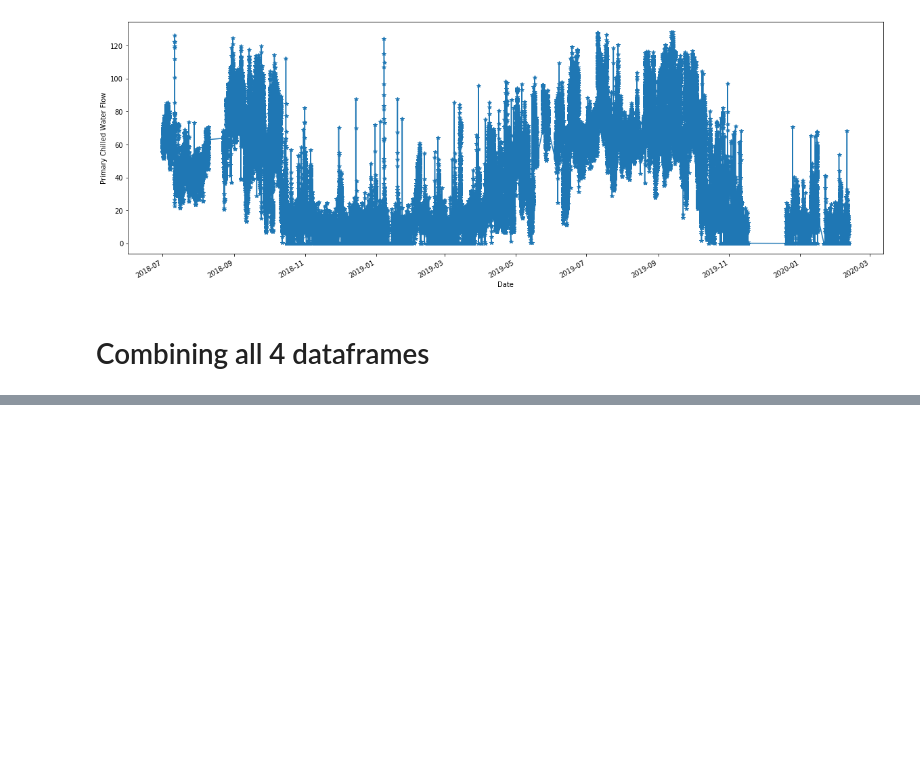
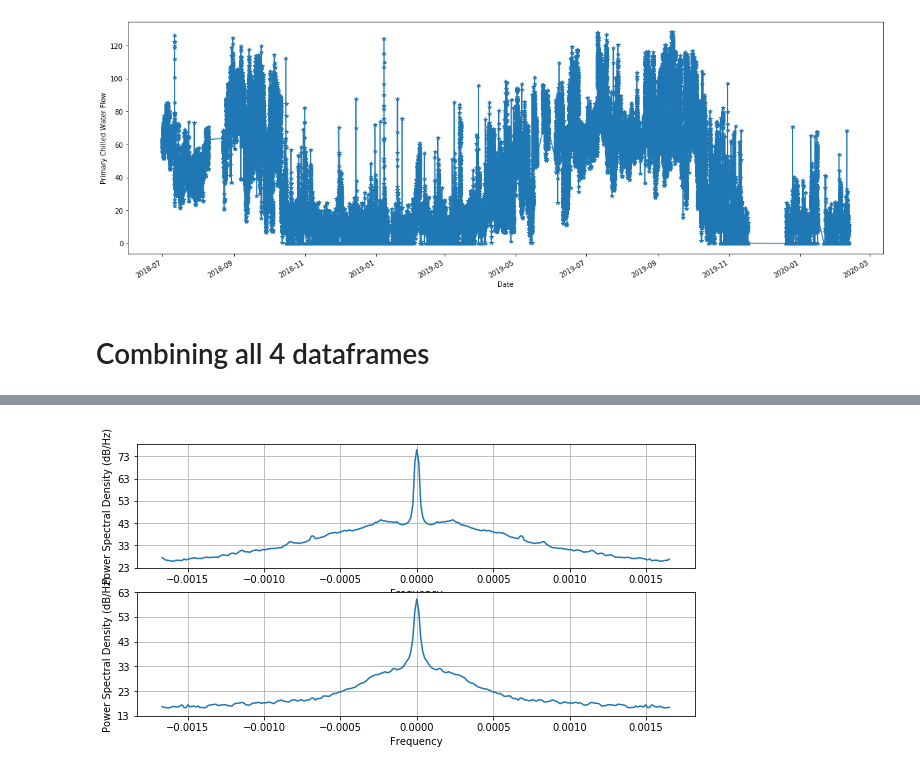
Before and after one commit to AvisekNaug/CDC2020, a Jupyter notebook: notebooks/Raw Data Processing.ipynb, the cells around one changed output, grey strips where cells are left out. Saved outputs shown, nothing was run; the diff lists cells and outputs as text; code cells hidden in the pictures; blank space fills up the shorter version.

```diff
--- a/notebooks/Raw Data Processing.ipynb
+++ b/notebooks/Raw Data Processing.ipynb
@@ -310,0 +378,19 @@ df.to_pickle('../data/processed/buildingdata.pkl')
+# %%
+import matplotlib.pyplot as plt
+
+cwe = df['cwe'].to_numpy().flatten()
+hwe = df['hwe'].to_numpy().flatten()
+dt = 300
+
+plt.rcParams["figure.figsize"] = (10,5)
+
+plt.subplot(211)
+plt.psd(cwe, NFFT=256, Fs=1/dt, sides='twosided')
+
+
+plt.subplot(212)
+plt.psd(hwe, 256, 1 / dt, sides='twosided')
+
+plt.show()
+# %% [output]
+[figure, added]
```
Also changed, not shown: parts of 9 cells of this notebook, 1 other file.
